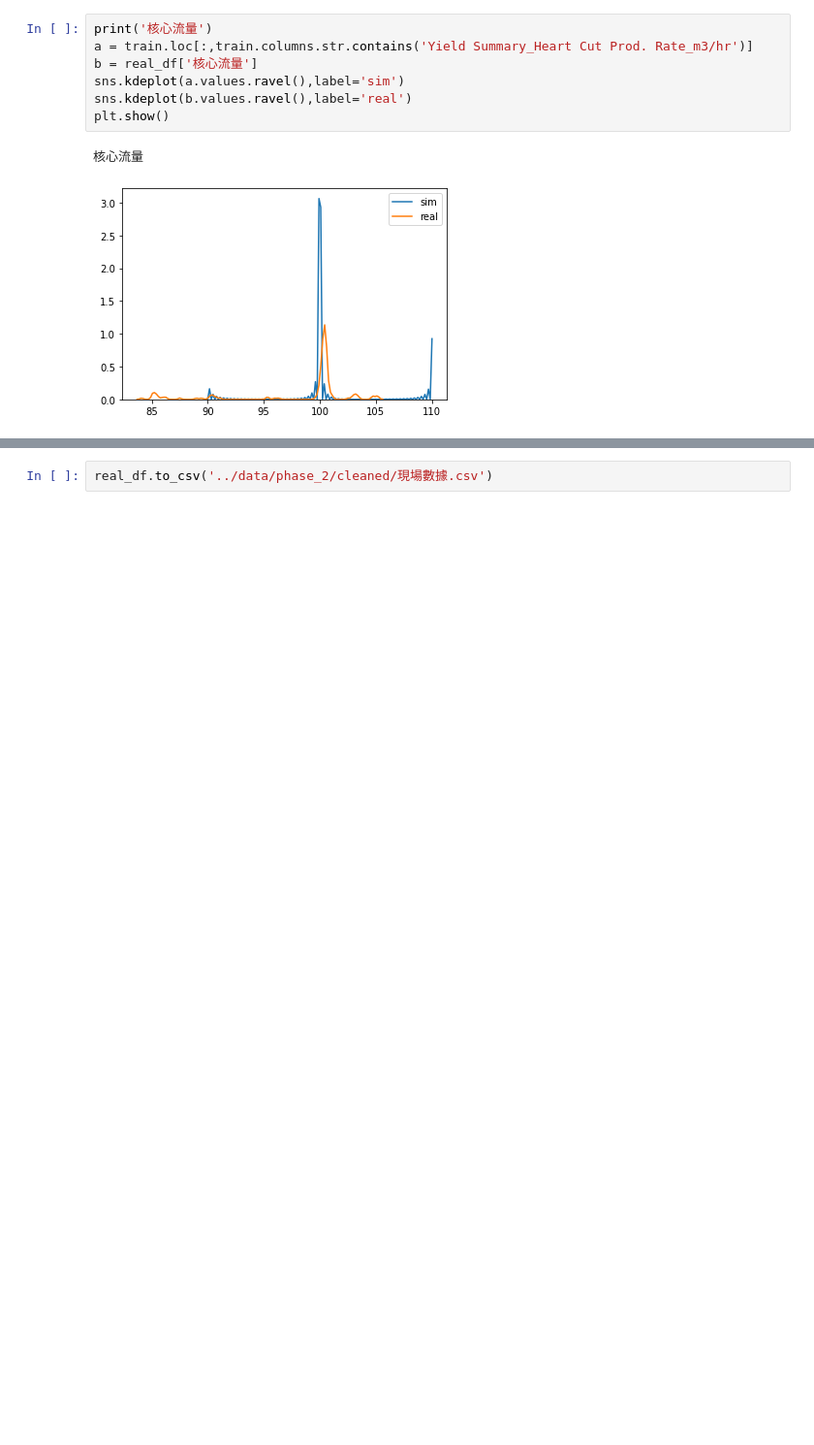
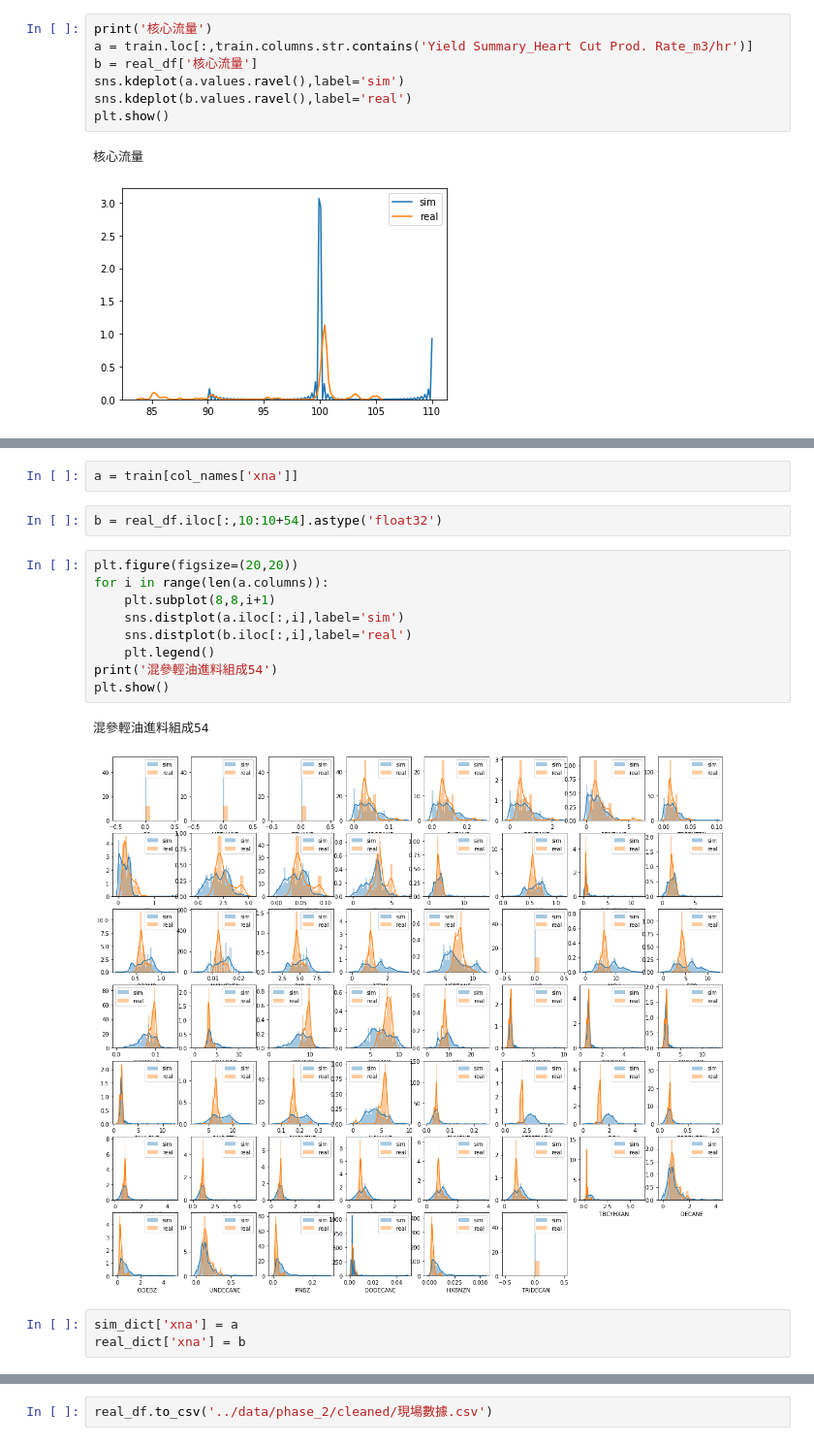
Before and after one commit to skywalker0803r/oil_project_20200424, a Jupyter notebook: notebook/現場數據整理及核對.ipynb, the cells around one changed output, grey strips where cells are left out. Shown: that part at 97% size. Cells and saved outputs as stored; diff of their text form; blank space fills up the shorter version.

```diff
--- a/notebook/現場數據整理及核對.ipynb
+++ b/notebook/現場數據整理及核對.ipynb
@@ -336,0 +366,19 @@ plt.show()
+# %%
+a = train[col_names['xna']]
+# %%
+b = real_df.iloc[:,10:10+54].astype('float32')
+# %%
+plt.figure(figsize=(20,20))
+for i in range(len(a.columns)):
+    plt.subplot(8,8,i+1)
+    sns.distplot(a.iloc[:,i],label='sim')
+    sns.distplot(b.iloc[:,i],label='real')
+    plt.legend()
+print('混參輕油進料組成54')
+plt.show()
+# %% [output]
+混參輕油進料組成54
+[figure, added]
+# %%
+sim_dict['xna'] = a
+real_dict['xna'] = b
```
Also changed, not shown: parts of 33 cells of this notebook, 9 other files.
